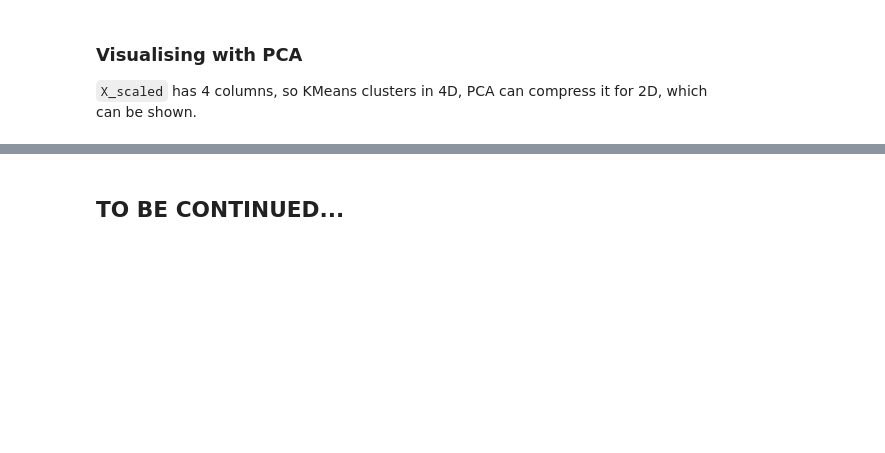
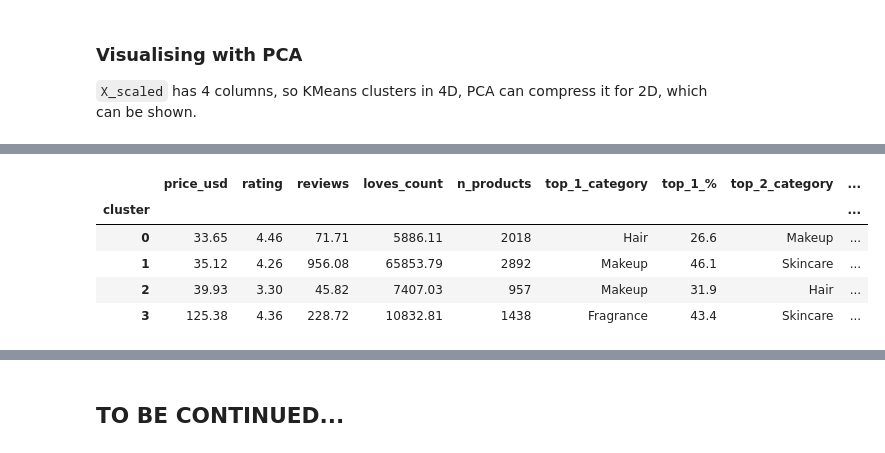
Before and after one commit to imgabrielas/Sephora, a Jupyter notebook: 03_product_clustering.ipynb, the cells around one changed output, grey strips where cells are left out. Drawn from its saved outputs; the diff is of its cells as text; code cells hidden in the pictures; blank space fills up the shorter version.

Commit message:
product segmentation analysis

```diff
--- a/03_product_clustering.ipynb
+++ b/03_product_clustering.ipynb
@@ -200,0 +203,4 @@ Explained variance: 71.5%
+# %%
+cluster_profile = products_clean.groupby('cluster')[['price_usd', 'rating', 'reviews', 'loves_count']].mean().round(2)
+cluster_profile['n_products'] = products_clean['cluster'].value_counts().sort_index()
+cluster_profile
@@ -200,0 +216,4 @@ Explained variance: 71.5%
+# %%
+for c in sorted(products_clean['cluster'].unique()):
+    top_cats = products_clean.loc[products_clean['cluster'] == c, 'primary_category'].value_counts(normalize=True).head(3)
+    print(f"Cluster {c} — top categories: {dict((top_cats * 100).round(1))}")
@@ -200,0 +227,17 @@ Explained variance: 71.5%
+# %%
+rows = []
+for c in sorted(products_clean['cluster'].unique()):
+    top_cats = (
+        products_clean.loc[products_clean['cluster'] == c, 'primary_category']
+        .value_counts(normalize=True)
+        .head(3) * 100
+    ).round(1)
+
+    row = {'cluster': c}
+    for rank, (cat, pct) in enumerate(top_cats.items(), start=1):
+        row[f'top_{rank}_category'] = cat
+        row[f'top_{rank}_%'] = pct
+    rows.append(row)
+
+top_categories_df = pd.DataFrame(rows).set_index('cluster')
+top_categories_df
@@ -200,0 +251,10 @@ Explained variance: 71.5%
+# %%
+product_segmentation = pd.merge(cluster_profile, top_categories_df, on='cluster')
+product_segmentation
+# %% [output]
+|  | price_usd | rating | reviews | loves_count | n_products | top_1_category | top_1_% | top_2_category | ... |
+| cluster |  |  |  |  |  |  |  |  | ... |
+| 0 | 33.65 | 4.46 | 71.71 | 5886.11 | 2018 | Hair | 26.6 | Makeup | ... |
+| 1 | 35.12 | 4.26 | 956.08 | 65853.79 | 2892 | Makeup | 46.1 | Skincare | ... |
+| 2 | 39.93 | 3.30 | 45.82 | 7407.03 | 957 | Makeup | 31.9 | Hair | ... |
+| 3 | 125.38 | 4.36 | 228.72 | 10832.81 | 1438 | Fragrance | 43.4 | Skincare | ... |
```
Also changed, not shown: parts of 8 cells of this notebook.
